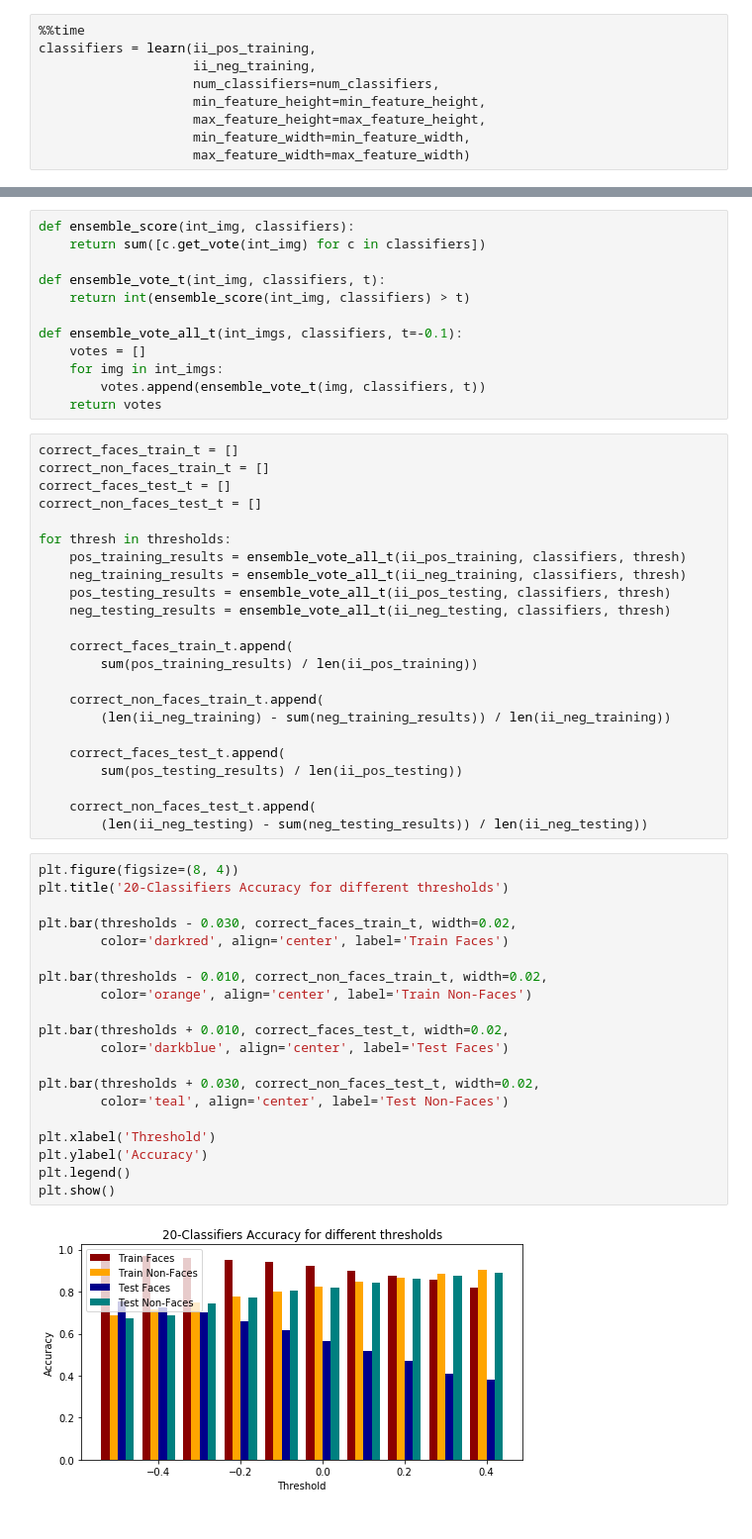
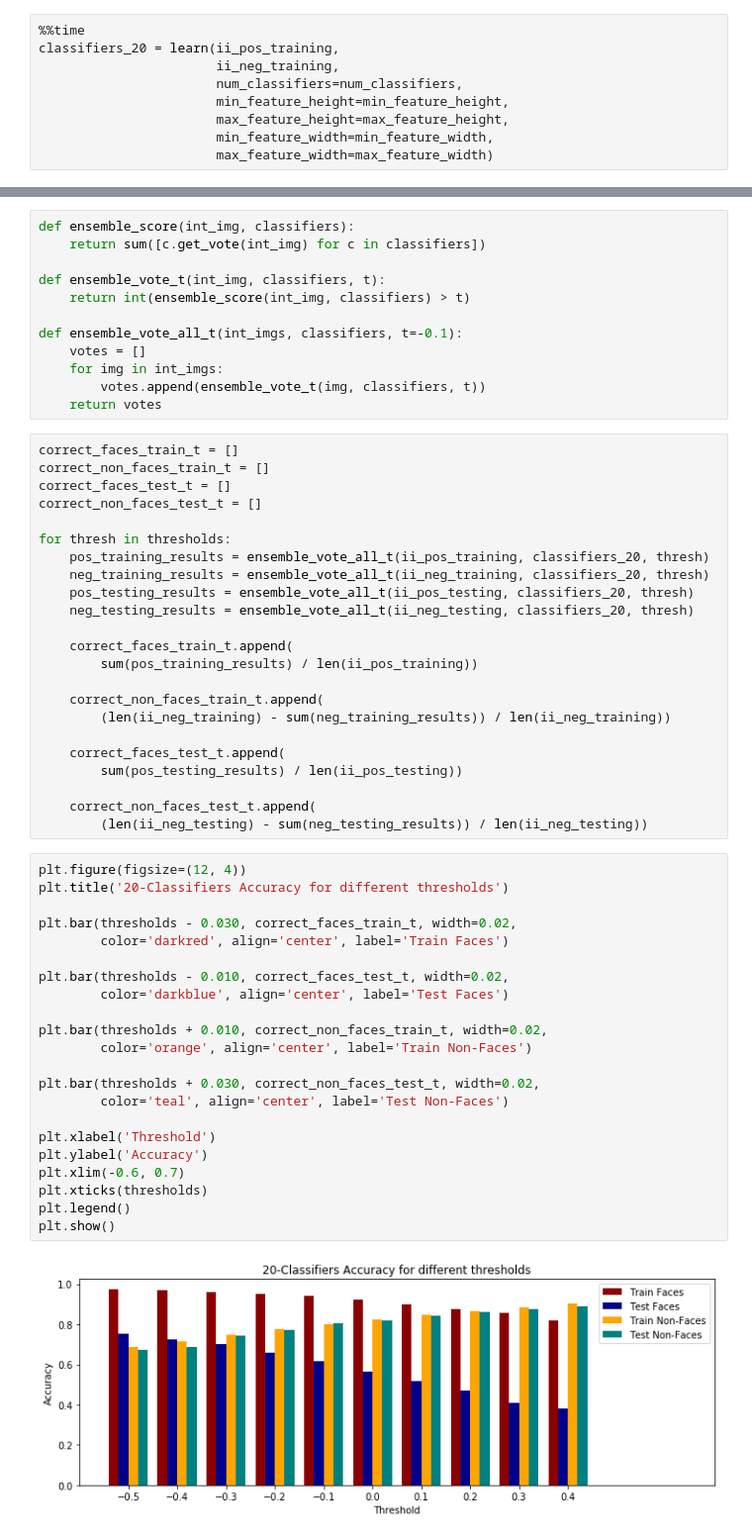
Before and after one commit to jdecid/MAI-CV, a Jupyter notebook: labs/s5/ P5_JosepDeCid_JordiArmengol.ipynb, the cells around one changed output, grey strips where cells are left out. Shown at 99% size. Cells and saved outputs as stored; diff of their text form.

```diff
--- a/labs/s5/ P5_JosepDeCid_JordiArmengol.ipynb
+++ b/labs/s5/ P5_JosepDeCid_JordiArmengol.ipynb
@@ -565,13 +565,13 @@ min_feature_width = 8
 max_feature_width = 10
 # %%
 %%time
-classifiers = learn(ii_pos_training,
-                    ii_neg_training,
-                    num_classifiers=num_classifiers,
-                    min_feature_height=min_feature_height,
-                    max_feature_height=max_feature_height,
-                    min_feature_width=min_feature_width,
-                    max_feature_width=max_feature_width)
+classifiers_20 = learn(ii_pos_training,
+                       ii_neg_training,
+                       num_classifiers=num_classifiers,
+                       min_feature_height=min_feature_height,
+                       max_feature_height=max_feature_height,
+                       min_feature_width=min_feature_width,
+                       max_feature_width=max_feature_width)
 # %% [output]
 Creating Haar-like features..
         1248 features created.
@@ -645,10 +655,10 @@ correct_faces_test_t = []
 correct_non_faces_test_t = []
 
 for thresh in thresholds:
-    pos_training_results = ensemble_vote_all_t(ii_pos_training, classifiers, thresh)
-    neg_training_results = ensemble_vote_all_t(ii_neg_training, classifiers, thresh)
-    pos_testing_results = ensemble_vote_all_t(ii_pos_testing, classifiers, thresh)
-    neg_testing_results = ensemble_vote_all_t(ii_neg_testing, classifiers, thresh)
+    pos_training_results = ensemble_vote_all_t(ii_pos_training, classifiers_20, thresh)
+    neg_training_results = ensemble_vote_all_t(ii_neg_training, classifiers_20, thresh)
+    pos_testing_results = ensemble_vote_all_t(ii_pos_testing, classifiers_20, thresh)
+    neg_testing_results = ensemble_vote_all_t(ii_neg_testing, classifiers_20, thresh)
 
     correct_faces_train_t.append(
         sum(pos_training_results) / len(ii_pos_training))
@@ -662,24 +672,26 @@ for thresh in thresholds:
     correct_non_faces_test_t.append(
         (len(ii_neg_testing) - sum(neg_testing_results)) / len(ii_neg_testing))
 # %%
-plt.figure(figsize=(8, 4))
+plt.figure(figsize=(12, 4))
 plt.title('20-Classifiers Accuracy for different thresholds')
 
 plt.bar(thresholds - 0.030, correct_faces_train_t, width=0.02,
         color='darkred', align='center', label='Train Faces')
 
-plt.bar(thresholds - 0.010, correct_non_faces_train_t, width=0.02,
+plt.bar(thresholds - 0.010, correct_faces_test_t, width=0.02,
+        color='darkblue', align='center', label='Test Faces')
+
+plt.bar(thresholds + 0.010, correct_non_faces_train_t, width=0.02,
         color='orange', align='center', label='Train Non-Faces')
-
-plt.bar(thresholds + 0.010, correct_faces_test_t, width=0.02,
-        color='darkblue', align='center', label='Test Faces')
 
 plt.bar(thresholds + 0.030, correct_non_faces_test_t, width=0.02,
         color='teal', align='center', label='Test Non-Faces')
 
 plt.xlabel('Threshold')
 plt.ylabel('Accuracy')
+plt.xlim(-0.6, 0.7)
+plt.xticks(thresholds)
 plt.legend()
 plt.show()
 # %% [output]
-[figure, old version]
+[figure, new version]
```
Also changed, not shown: parts of 6 cells of this notebook.
